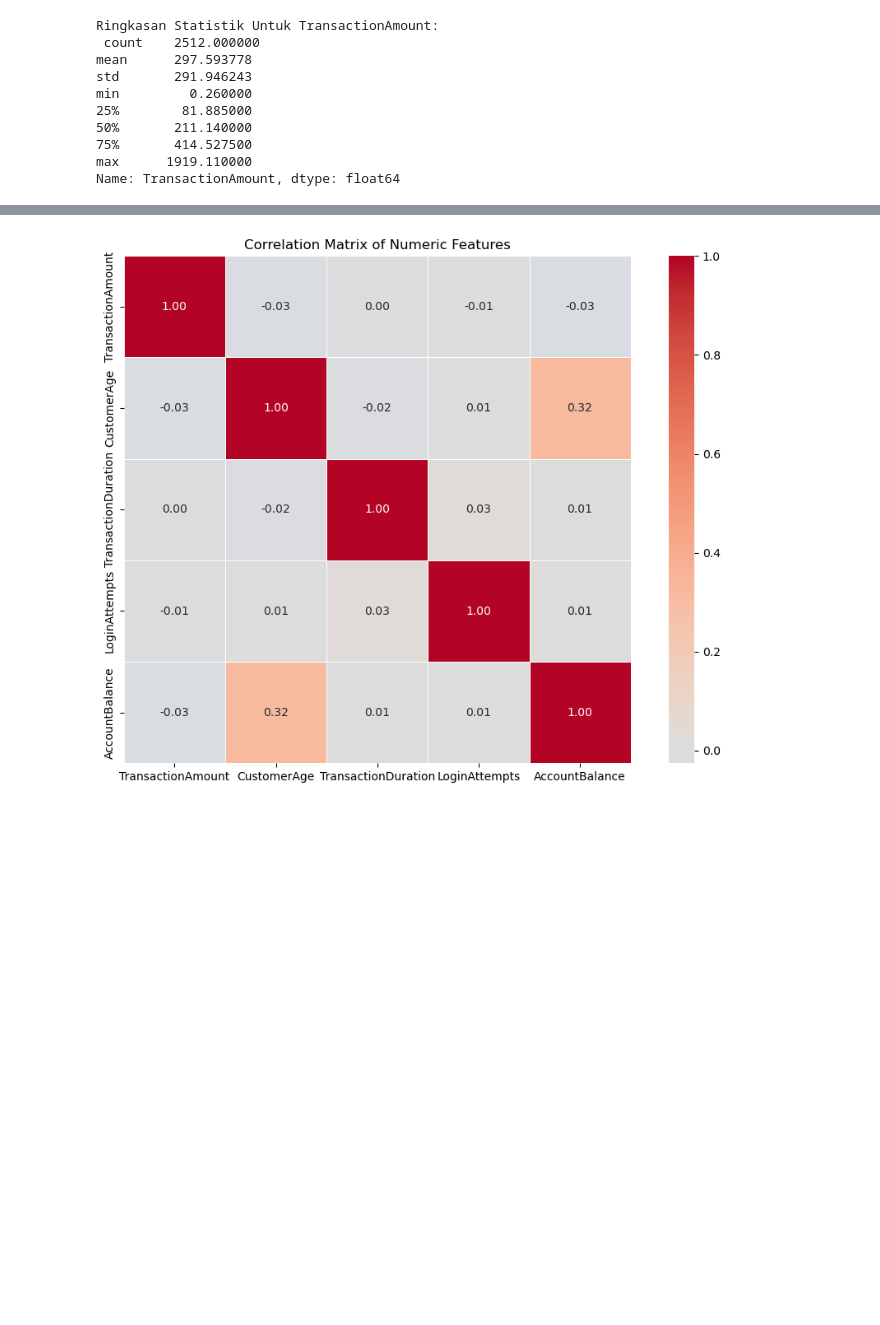
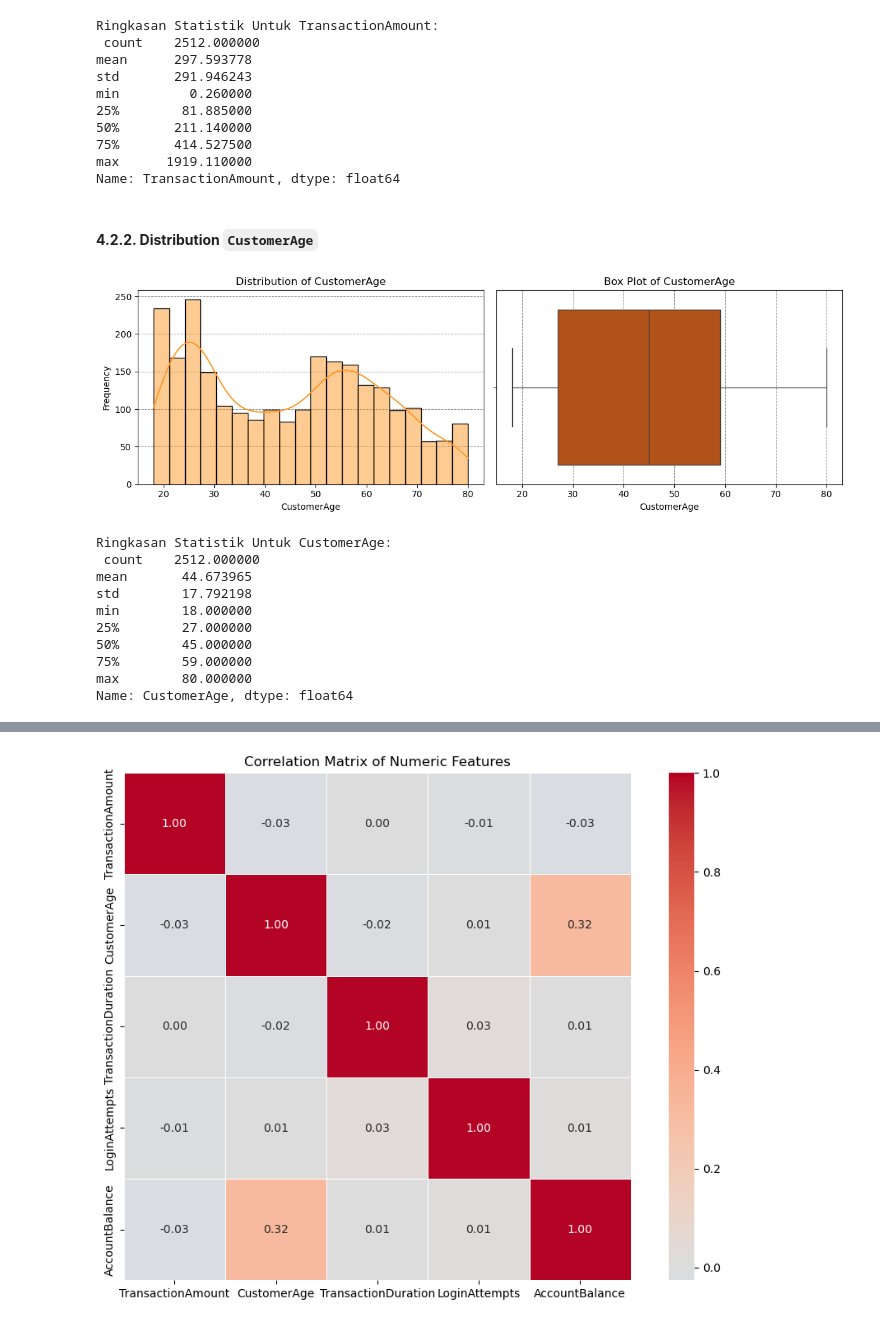
Before and after one commit to alouvre/BMLUP_DicodingSubmission_ProyekMembangunMachineLearning, a Jupyter notebook: [Clustering] Submission Akhir BMLP_Alifia Mustika Sari.ipynb, the cells around one changed output, grey strips where cells are left out. Saved outputs shown, nothing was run; the diff lists cells and outputs as text; code cells hidden in the pictures; blank space fills up the shorter version.

```diff
--- a/[Clustering] Submission Akhir BMLP_Alifia Mustika Sari.ipynb
+++ b/[Clustering] Submission Akhir BMLP_Alifia Mustika Sari.ipynb
@@ -195,7 +195,7 @@ List Kolom Numerik: Index(['TransactionAmount', 'CustomerAge', 'TransactionDurat
        'LoginAttempts', 'AccountBalance'],
       dtype='object')
 # %%
-def plot_transaction_distribution(df, column_name):
+def plot_numerical_distribution(df, column_name):
     """
     Menampilkan histogram dan boxplot dari fitur numerik tertentu dalam dataset.
 
@@ -246,3 +245,21 @@ min         0.260000
 75%       414.527500
 max      1919.110000
 Name: TransactionAmount, dtype: float64
+# %% [markdown]
+#### **4.2.2. Distribution `CustomerAge`**
+# %%
+plot_numerical_distribution(df_numerical, 'CustomerAge')
+
+print(f'\nRingkasan Statistik Untuk CustomerAge:\n', df_numerical['CustomerAge'].describe())
+# %% [output]
+[figure, added]
+Ringkasan Statistik Untuk CustomerAge:
+ count    2512.000000
+mean       44.673965
+std        17.792198
+min        18.000000
+25%        27.000000
+50%        45.000000
+75%        59.000000
+max        80.000000
+Name: CustomerAge, dtype: float64
```
Also changed, not shown: parts of 19 cells of this notebook.
